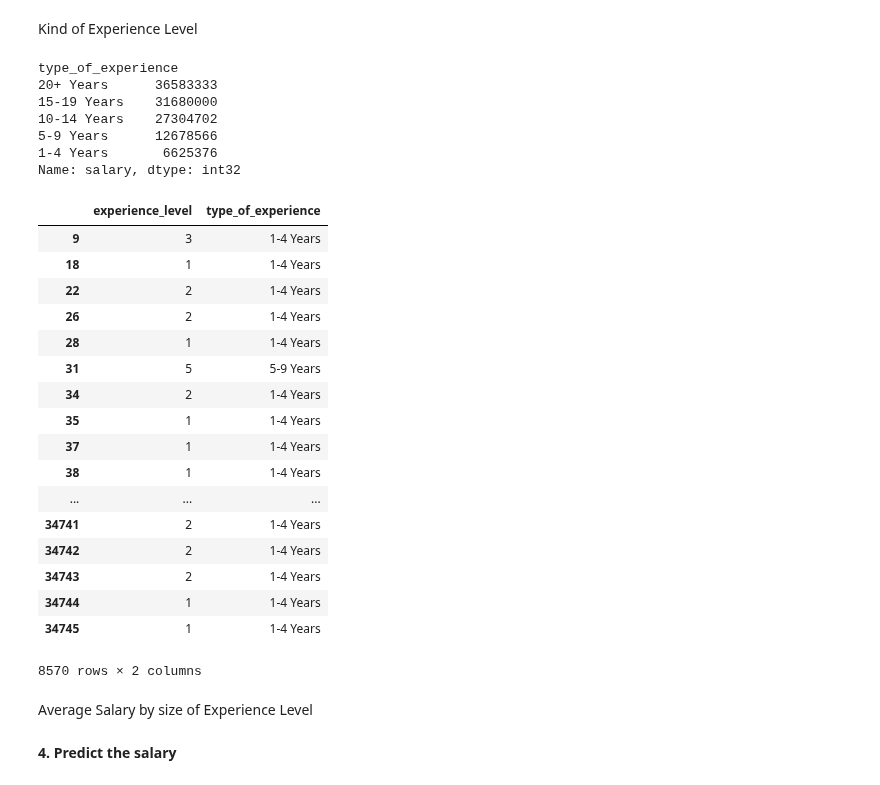
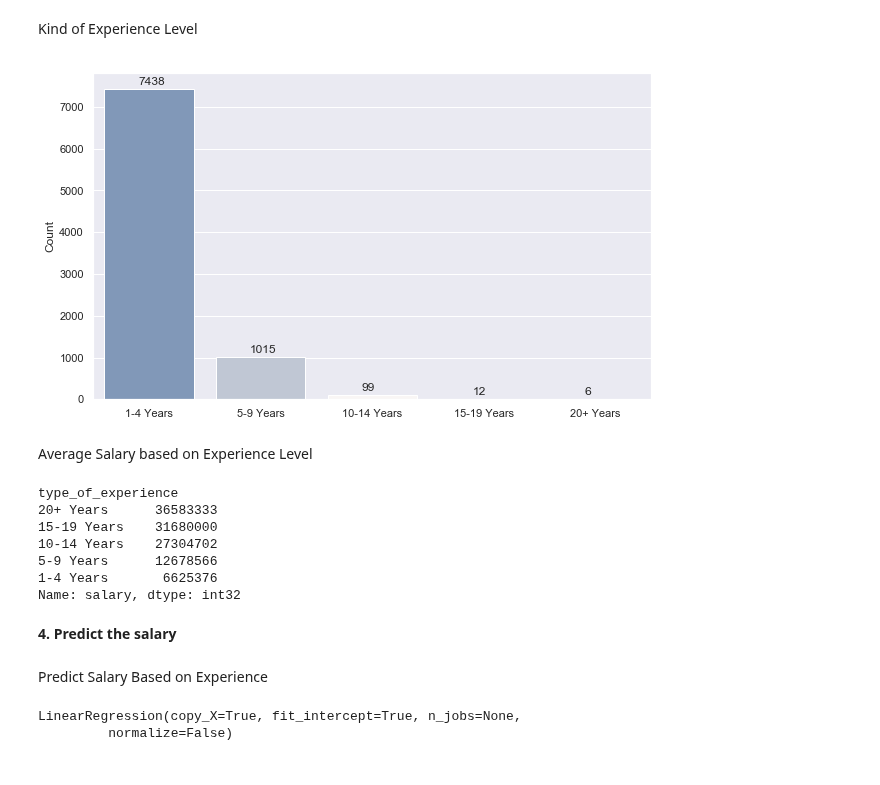
Before and after one commit to Reosta-Pratama/Project-Prediction, a Jupyter notebook: project.ipynb, the cells around one changed output. Cells and saved outputs as stored; diff of their text form; code cells hidden in the pictures.

```diff
--- a/project.ipynb
+++ b/project.ipynb
@@ -113,21 +114,36 @@ Kind of Experience Level
 # %%
 dataset["experience_level"] = dataset["experience_level"].str.replace("\D", "").fillna(0).astype('int')
 # %%
-type_com = []
+type_exp = []
 for i in dataset['experience_level']:
     if i == 0:
-        type_com.append('No Experience')
+        type_exp.append('No Experience')
     elif 1 <= i <= 4:
-        type_com.append('1-4 Years')
+        type_exp.append('1-4 Years')
     elif 5 <= i <= 9:
-        type_com.append('5-9 Years')
+        type_exp.append('5-9 Years')
     elif 10 <= i <= 14:
-        type_com.append('10-14 Years')
+        type_exp.append('10-14 Years')
     elif 15 <= i <= 19:
-        type_com.append('15-19 Years')
+        type_exp.append('15-19 Years')
     else:
-        type_com.append('20+ Years')
-dataset['type_of_experience'] = type_com
+        type_exp.append('20+ Years')
+dataset['type_of_experience'] = type_exp
+# %%
+countEXP = sns.load_dataset("tips")
+sns.set(rc={'figure.figsize':(10, 6)})
+barExp = sns.countplot(data = countCL, x = dataset["type_of_experience"], palette="vlag", order = dataset["type_of_experience"].value_counts().index)
+plt.ylabel("Count")
+plt.xlabel("")
+
+for p, label in zip(barExp.patches, dataset["type_of_experience"].value_counts()):
+    barExp.annotate(label, (p.get_x() + 0.3, p.get_height() + 100))
+
+plt.show()
+# %% [output]
+[figure, added]
+# %% [markdown]
+Average Salary based on Experience Level
 # %%
 dataset.groupby(by="type_of_experience")["salary"].mean().round(0).astype("int").nlargest()
 # %% [output]
@@ -138,28 +154,7 @@ type_of_experience
 5-9 Years      12678566
 1-4 Years       6625376
 Name: salary, dtype: int32
-# %%
-dataset[["experience_level", "type_of_experience"]]
-# %% [output]
-|  | experience_level | type_of_experience |
-| 9 | 3 | 1-4 Years |
-| 18 | 1 | 1-4 Years |
-| 22 | 2 | 1-4 Years |
-| 26 | 2 | 1-4 Years |
-| 28 | 1 | 1-4 Years |
-| 31 | 5 | 5-9 Years |
-| 34 | 2 | 1-4 Years |
-| 35 | 1 | 1-4 Years |
-| 37 | 1 | 1-4 Years |
-| 38 | 1 | 1-4 Years |
-| ... | ... | ... |
-| 34741 | 2 | 1-4 Years |
-| 34742 | 2 | 1-4 Years |
-| 34743 | 2 | 1-4 Years |
-| 34744 | 1 | 1-4 Years |
-| 34745 | 1 | 1-4 Years |
-8570 rows × 2 columns
-# %% [markdown]
-Average Salary by size of Experience Level
 # %% [markdown]
 **4. Predict the salary**
+# %% [markdown]
+Predict Salary Based on Experience
@@ -165,0 +164,10 @@ Average Salary by size of Experience Level
+# %%
+xYear = dataset.loc[:, ["experience_level"]].values
+ySalary = dataset.loc[:, ["salary"]].values
+
+xTrain, xTest, yTrain, yTest = train_test_split(xYear, ySalary, test_size = 0.2, random_state = 0)
+predictExpSal = LinearRegression()
+predictExpSal.fit(xTrain, yTrain)
+# %% [output]
+LinearRegression(copy_X=True, fit_intercept=True, n_jobs=None,
+         normalize=False)
```
Also changed, not shown: parts of 5 cells of this notebook.
